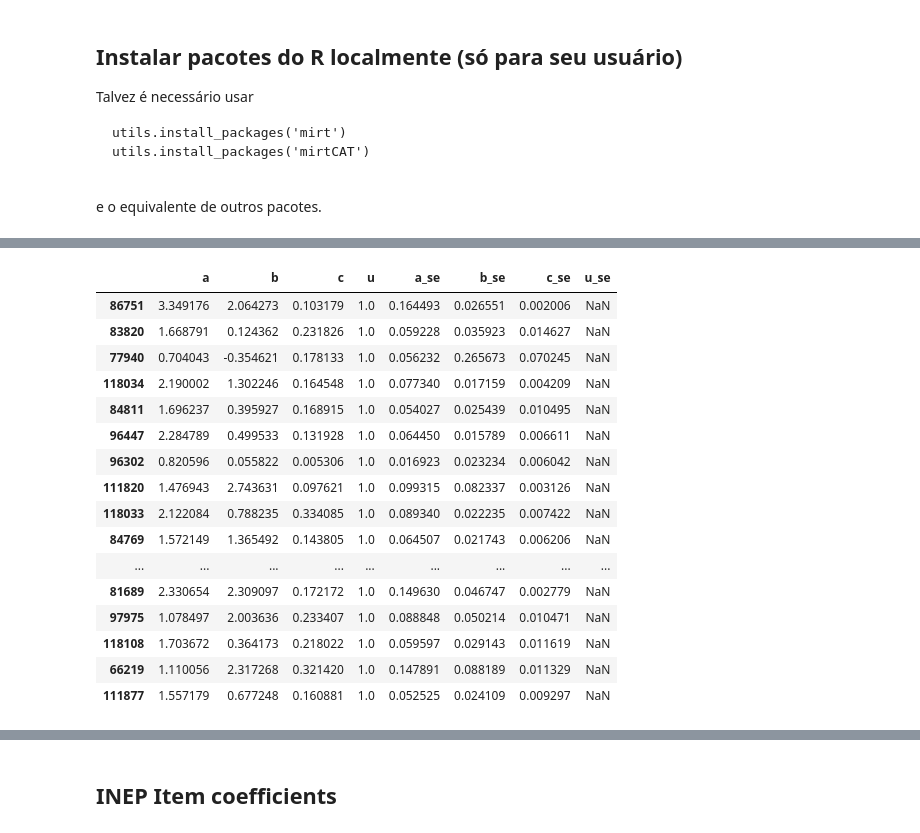
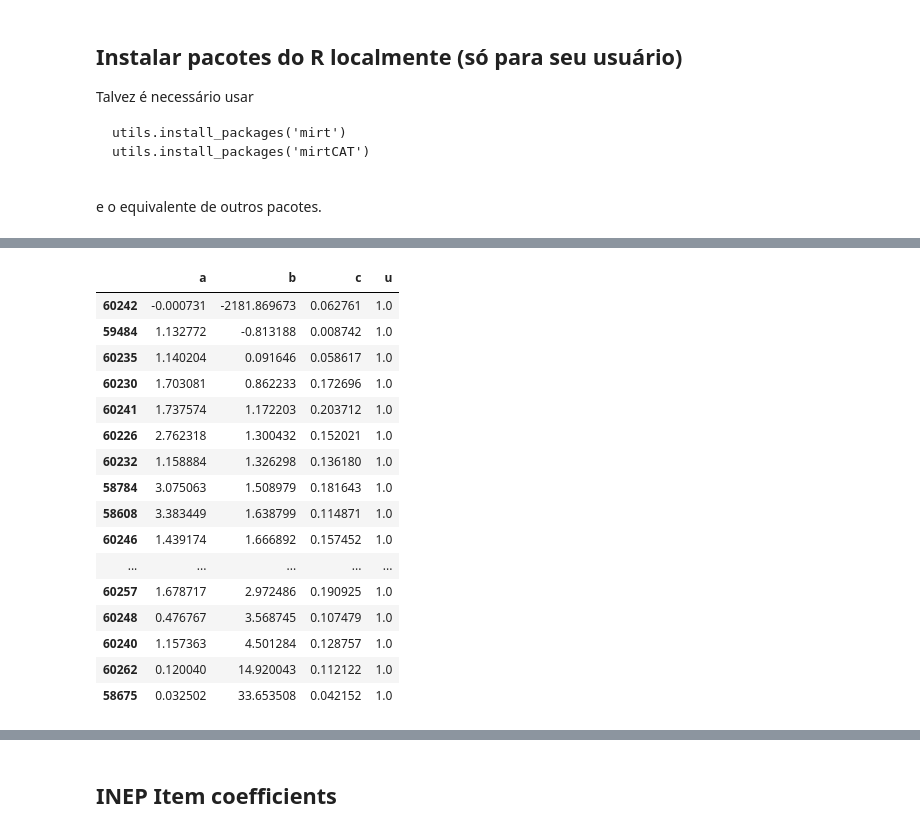
Before and after one commit to atp/enem, a Jupyter notebook: 04-IRT.ipynb, the cells around one changed output, grey strips where cells are left out. Cells and saved outputs as stored; diff of their text form; code cells hidden in the pictures.

```diff
--- a/04-IRT.ipynb
+++ b/04-IRT.ipynb
@@ -163,4 +147,4 @@ Wall time: 4min
 # %%
 %%R -i model3pl -o coef3pl
-coef3pl = coef(model3pl,simplify=FALSE,IRTpars=TRUE,printSE=TRUE)
+coef3pl = coef(model3pl,simplify=FALSE,IRTpars=TRUE,printSE=TRUE,verbose=TRUE)
 # %% [output]
@@ -172,27 +173,29 @@ In addition: Warning messages:
 # %%
 coef3pl = to_df(coef3pl)
-coef3pl = pd.DataFrame([np.concatenate([value[0],value[1]]) for key,value in coef3pl.items()],index=coef3pl.keys(),columns=['a','b','c','u','a_se','b_se','c_se','u_se'])
+#coef3pl = pd.DataFrame([np.concatenate([value[0],value[1]]) for key,value in coef3pl.items()],index=coef3pl.keys(),columns=['a','b','c','u','a_se','b_se','c_se','u_se'])
+# se o coef acima não fornece erros padrão
+coef3pl = pd.DataFrame([value[0] for key,value in coef3pl.items()],index=coef3pl.keys(),columns=['a','b','c','u'])
 coef3pl = coef3pl.drop(index="GroupPars")
 coef3pl = coef3pl.set_index(coef3pl.index.astype('int'))
-coef3pl
+coef3pl.sort_values('b')
 # %% [output]
-|  | a | b | c | u | a_se | b_se | c_se | u_se |
-| 86751 | 3.349176 | 2.064273 | 0.103179 | 1.0 | 0.164493 | 0.026551 | 0.002006 | NaN |
-| 83820 | 1.668791 | 0.124362 | 0.231826 | 1.0 | 0.059228 | 0.035923 | 0.014627 | NaN |
-| 77940 | 0.704043 | -0.354621 | 0.178133 | 1.0 | 0.056232 | 0.265673 | 0.070245 | NaN |
-| 118034 | 2.190002 | 1.302246 | 0.164548 | 1.0 | 0.077340 | 0.017159 | 0.004209 | NaN |
-| 84811 | 1.696237 | 0.395927 | 0.168915 | 1.0 | 0.054027 | 0.025439 | 0.010495 | NaN |
-| 96447 | 2.284789 | 0.499533 | 0.131928 | 1.0 | 0.064450 | 0.015789 | 0.006611 | NaN |
-| 96302 | 0.820596 | 0.055822 | 0.005306 | 1.0 | 0.016923 | 0.023234 | 0.006042 | NaN |
-| 111820 | 1.476943 | 2.743631 | 0.097621 | 1.0 | 0.099315 | 0.082337 | 0.003126 | NaN |
-| 118033 | 2.122084 | 0.788235 | 0.334085 | 1.0 | 0.089340 | 0.022235 | 0.007422 | NaN |
-| 84769 | 1.572149 | 1.365492 | 0.143805 | 1.0 | 0.064507 | 0.021743 | 0.006206 | NaN |
-| ... | ... | ... | ... | ... | ... | ... | ... | ... |
-| 81689 | 2.330654 | 2.309097 | 0.172172 | 1.0 | 0.149630 | 0.046747 | 0.002779 | NaN |
-| 97975 | 1.078497 | 2.003636 | 0.233407 | 1.0 | 0.088848 | 0.050214 | 0.010471 | NaN |
-| 118108 | 1.703672 | 0.364173 | 0.218022 | 1.0 | 0.059597 | 0.029143 | 0.011619 | NaN |
-| 66219 | 1.110056 | 2.317268 | 0.321420 | 1.0 | 0.147891 | 0.088189 | 0.011329 | NaN |
-| 111877 | 1.557179 | 0.677248 | 0.160881 | 1.0 | 0.052525 | 0.024109 | 0.009297 | NaN |
+|  | a | b | c | u |
+| 60242 | -0.000731 | -2181.869673 | 0.062761 | 1.0 |
+| 59484 | 1.132772 | -0.813188 | 0.008742 | 1.0 |
+| 60235 | 1.140204 | 0.091646 | 0.058617 | 1.0 |
+| 60230 | 1.703081 | 0.862233 | 0.172696 | 1.0 |
+| 60241 | 1.737574 | 1.172203 | 0.203712 | 1.0 |
+| 60226 | 2.762318 | 1.300432 | 0.152021 | 1.0 |
+| 60232 | 1.158884 | 1.326298 | 0.136180 | 1.0 |
+| 58784 | 3.075063 | 1.508979 | 0.181643 | 1.0 |
+| 58608 | 3.383449 | 1.638799 | 0.114871 | 1.0 |
+| 60246 | 1.439174 | 1.666892 | 0.157452 | 1.0 |
+| ... | ... | ... | ... | ... |
+| 60257 | 1.678717 | 2.972486 | 0.190925 | 1.0 |
+| 60248 | 0.476767 | 3.568745 | 0.107479 | 1.0 |
+| 60240 | 1.157363 | 4.501284 | 0.128757 | 1.0 |
+| 60262 | 0.120040 | 14.920043 | 0.112122 | 1.0 |
+| 58675 | 0.032502 | 33.653508 | 0.042152 | 1.0 |
 # %%
 %%R -i model3pl
 itemplot(model3pl,1)
```
Also changed, not shown: parts of 29 cells of this notebook, 12 other files.
